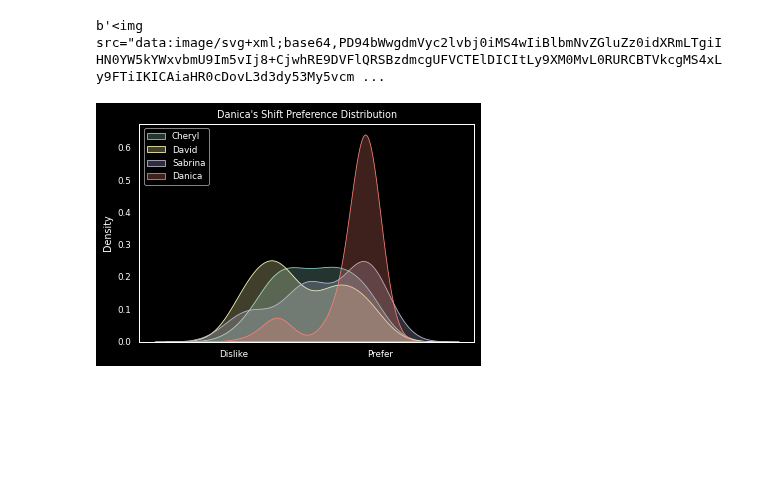
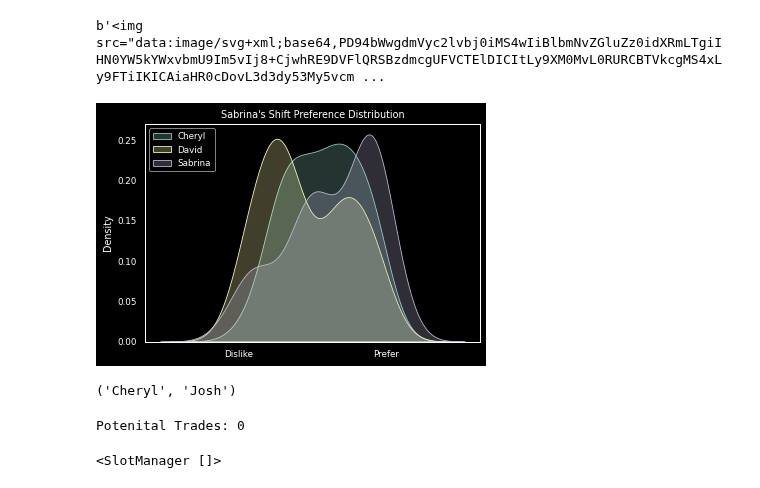
Before and after one commit to jts-bio/techn-i-cal, a Jupyter notebook: tests.ipynb, the cells around one changed output. Drawn from its saved outputs; the diff is of its cells as text; code cells hidden in the pictures; blank space fills up the shorter version.

```diff
--- a/tests.ipynb
+++ b/tests.ipynb
@@ -37,7 +40,8 @@ df.plot()
 # %%
 sch = Schedule.objects.first()
 
-empls = Employee.objects.annotate(scheduleHours=Sum('slots__shift__hours')).order_by('-scheduleHours')
+#scheduleHours, query slots that match employee and schedule = sch , then sum the shift__hours
+empls = Employee.objects.annotate(scheduleHours=Sum('slots__shift__hours',filter=Q(slots__schedule=sch))).order_by('-scheduleHours')
 # standard schedule Hours should be 240 * the employees fte field
 empls = empls.annotate(standardScheduleHours=240*F('fte'))
 empls = empls.annotate(percentScheduled=F('scheduleHours')/F('standardScheduleHours')*100)
@@ -225,5 +229,4 @@ def tallyPlotDataGenerator (request, empId):
 tallyPlotDataGenerator(None, 'Cheryl').content
 tallyPlotDataGenerator(None, 'David').content
 tallyPlotDataGenerator(None, 'Sabrina').content
-tallyPlotDataGenerator(None, 'Danica').content
 # %% [output]
@@ -231 +234 @@
-[figure, old version]
+[figure, new version]
@@ -231,0 +276,10 @@
+# %%
+maxEmpl, minEmpl = select_max_min_employees(None, '2023-S1A', ["Mandy","Blake"])
+maxEmpl, minEmpl
+# %% [output]
+('Cheryl', 'Josh')
+# %%
+get_tradable_slots(None, '2023-S1A', maxEmpl, minEmpl)
+# %% [output]
+Potenital Trades: 0
+<SlotManager []>
```
Also changed, not shown: parts of 8 cells of this notebook, 20 other files.
